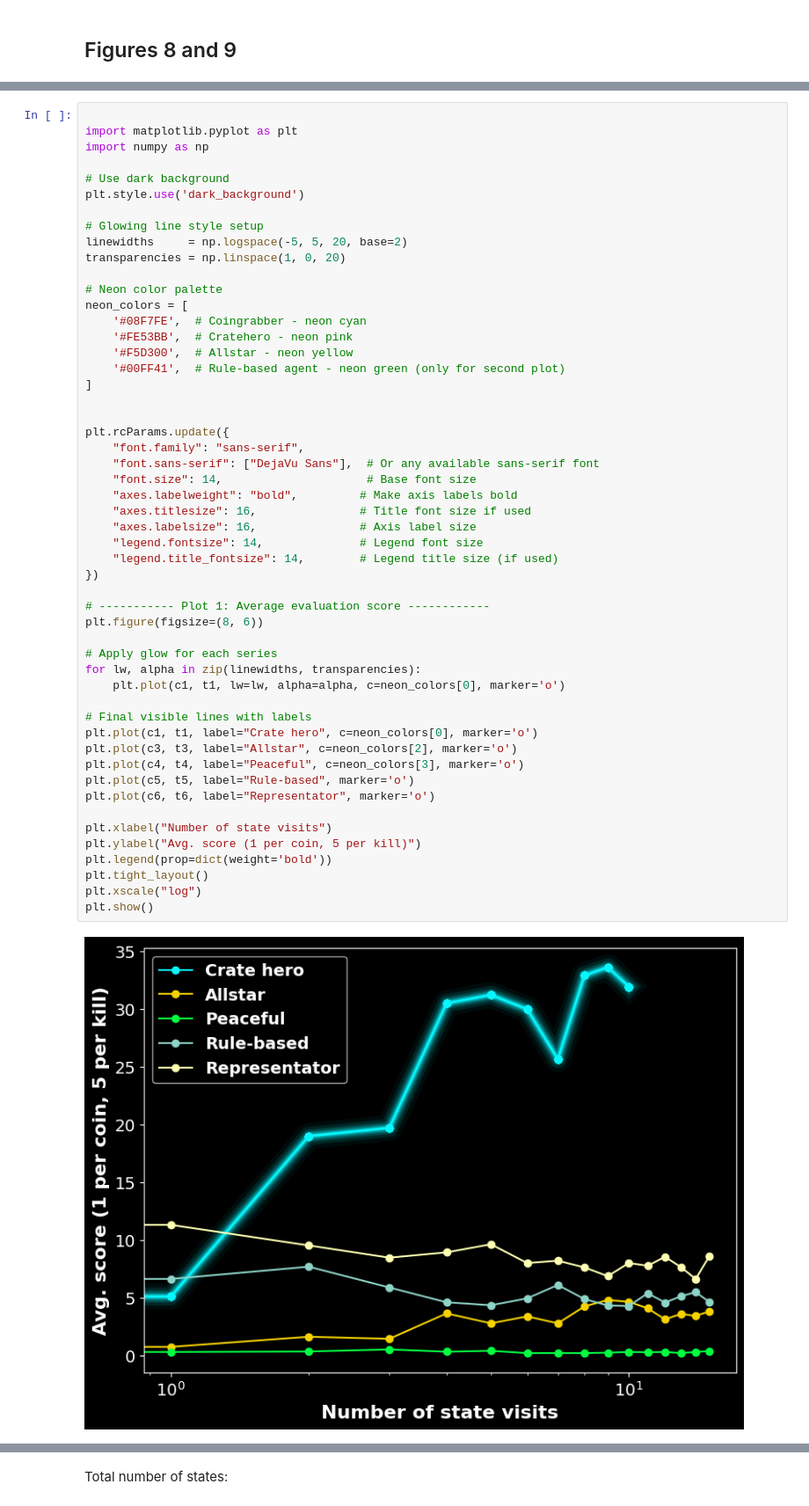
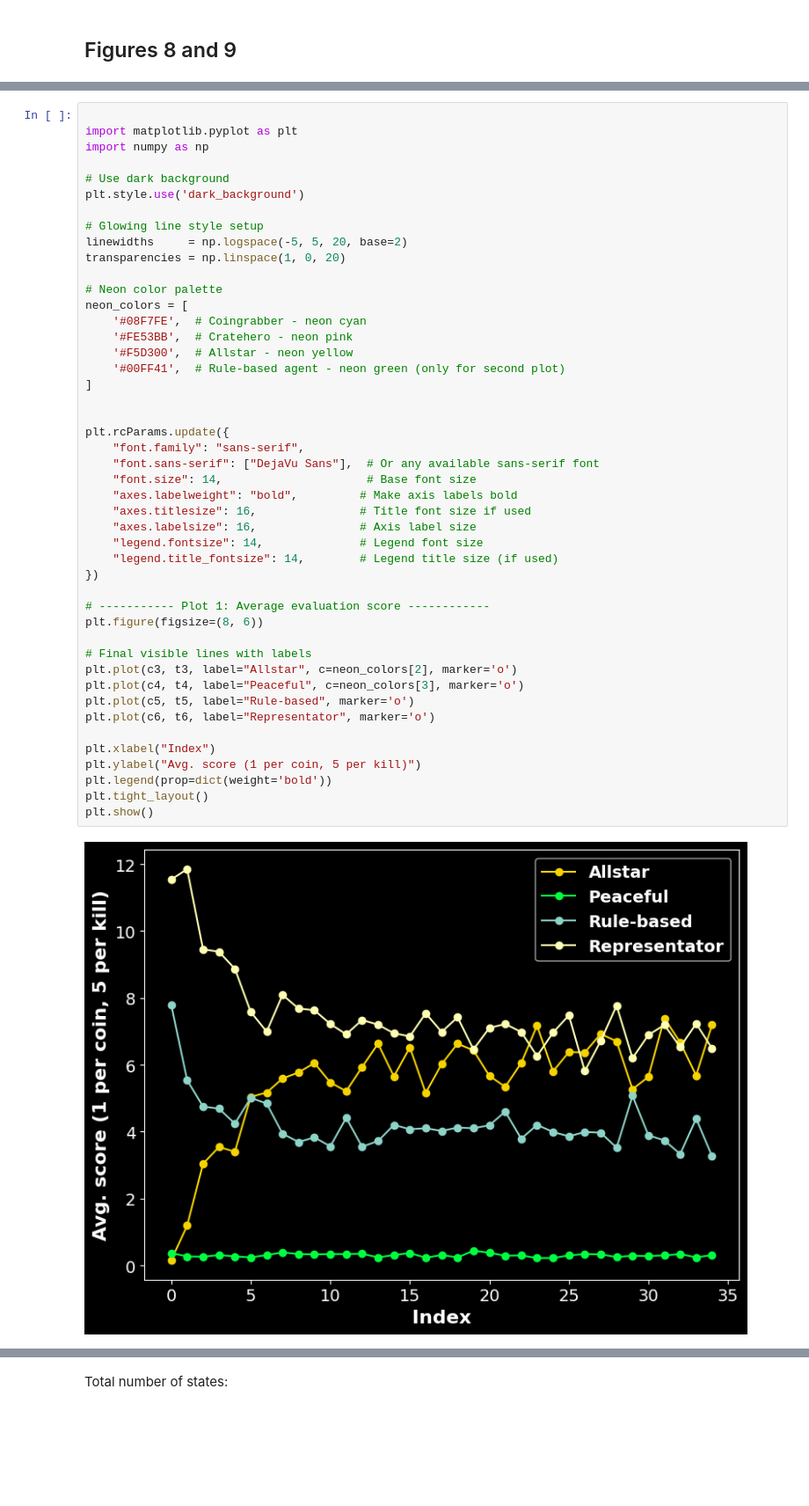
Before and after one commit to KunkelAlexander/bomberman_rl, a Jupyter notebook: post_2.ipynb, the cells around one changed output, grey strips where cells are left out. Shown at 88% size. Saved outputs shown, nothing was run; the diff lists cells and outputs as text; blank space fills up the shorter version.

```diff
--- a/post_2.ipynb
+++ b/post_2.ipynb
@@ -451,40 +446,34 @@ neon_colors = [
     '#F5D300',  # Allstar - neon yellow
     '#00FF41',  # Rule-based agent - neon green (only for second plot)
 ]
 
 
 plt.rcParams.update({
     "font.family": "sans-serif",
     "font.sans-serif": ["DejaVu Sans"],  # Or any available sans-serif font
     "font.size": 14,                     # Base font size
     "axes.labelweight": "bold",         # Make axis labels bold
     "axes.titlesize": 16,               # Title font size if used
     "axes.labelsize": 16,               # Axis label size
     "legend.fontsize": 14,              # Legend font size
     "legend.title_fontsize": 14,        # Legend title size (if used)
 })
 
 # ----------- Plot 1: Average evaluation score ------------
 plt.figure(figsize=(8, 6))
 
-# Apply glow for each series
-for lw, alpha in zip(linewidths, transparencies):
-    plt.plot(c1, t1, lw=lw, alpha=alpha, c=neon_colors[0], marker='o')
-
 # Final visible lines with labels
-plt.plot(c1, t1, label="Crate hero", c=neon_colors[0], marker='o')
 plt.plot(c3, t3, label="Allstar", c=neon_colors[2], marker='o')
 plt.plot(c4, t4, label="Peaceful", c=neon_colors[3], marker='o')
 plt.plot(c5, t5, label="Rule-based", marker='o')
 plt.plot(c6, t6, label="Representator", marker='o')
 
-plt.xlabel("Number of state visits")
+plt.xlabel("Index")
 plt.ylabel("Avg. score (1 per coin, 5 per kill)")
 plt.legend(prop=dict(weight='bold'))
 plt.tight_layout()
-plt.xscale("log")
 plt.show()
 # %% [output]
-[figure, old version]
+[figure, new version]
 # %% [markdown]
 ![image.png](attachment:image.png)
```
Also changed, not shown: parts of 4 cells of this notebook, 10 other files.
